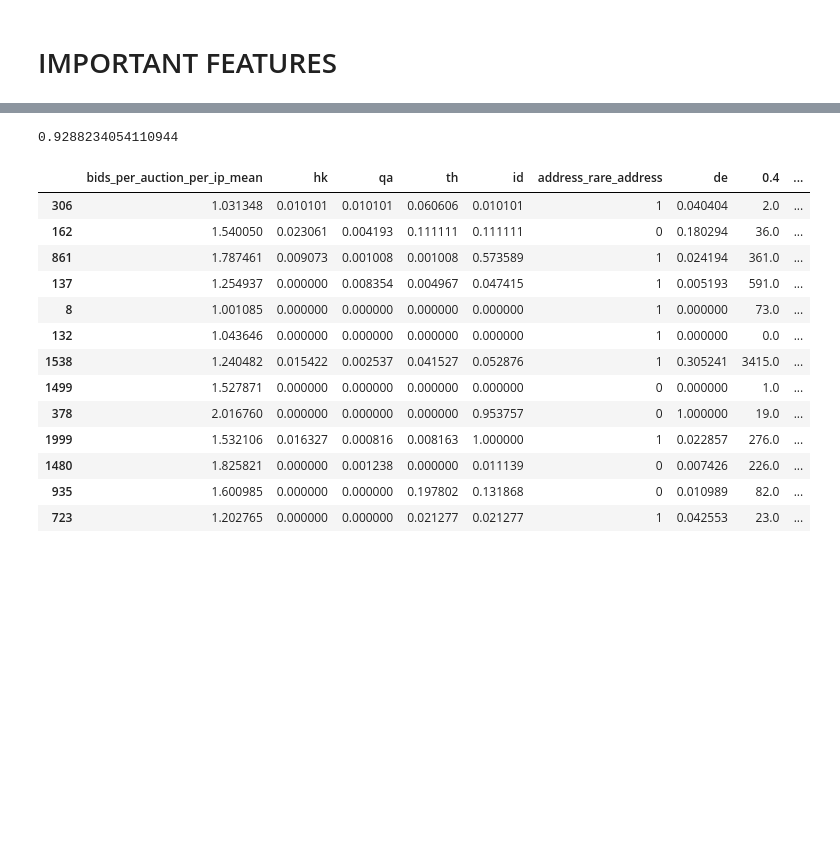
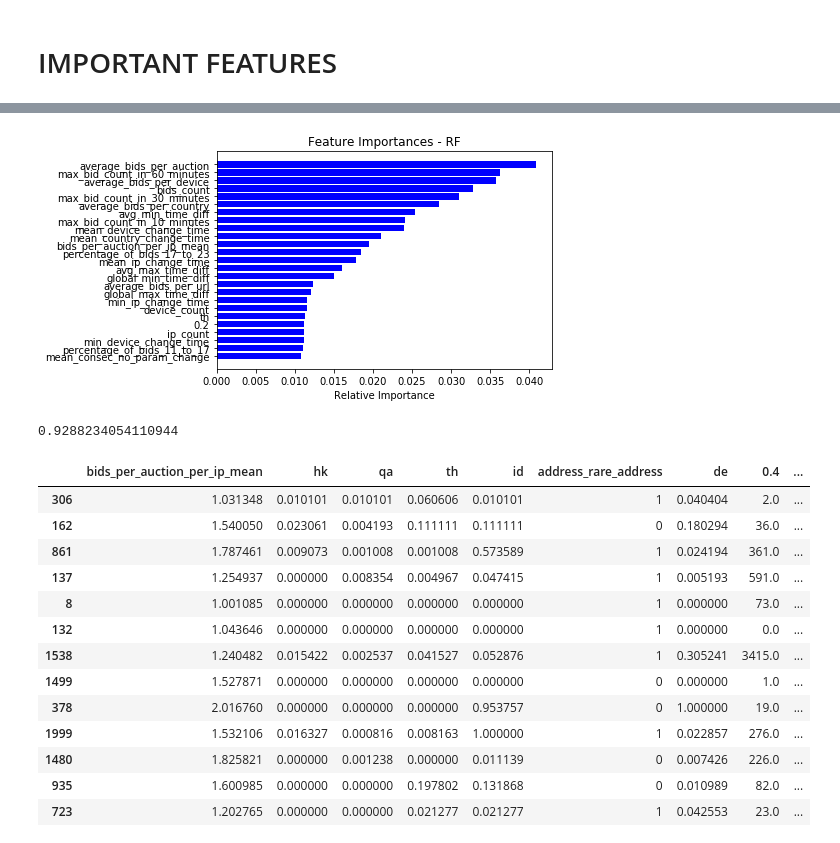
Before and after one commit to TomAmster/Data-Science, a Jupyter notebook: Model_Error_Analysis.ipynb, the cells around one changed output, grey strips where cells are left out. Saved outputs shown, nothing was run; the diff lists cells and outputs as text; code cells hidden in the pictures; blank space fills up the shorter version.

```diff
--- a/Model_Error_Analysis.ipynb
+++ b/Model_Error_Analysis.ipynb
@@ -427,3 +410,14 @@ plt.show()
+# %%
+rf_importances = rf.feature_importances_
+rf_indices = np.argsort(rf_importances)
+features = x_train.columns
+plt.title('Feature Importances - RF')
+plt.barh(range(len(indices[len(rf_indices)-25:len(rf_indices)])), rf_importances[rf_indices[len(rf_indices)-25:len(rf_indices)]], color='b', align='center')
+plt.yticks(range(len(rf_indices[len(rf_indices)-25:len(rf_indices)])), [features[i] for i in rf_indices[len(rf_indices)-25:len(rf_indices)]])
+plt.xlabel('Relative Importance')
+plt.show()
+# %% [output]
+[figure, added]
 # %%
 important_features = features[indices[len(indices)-50:len(indices)]]
 # %%
```
Also changed, not shown: parts of 72 cells of this notebook.
